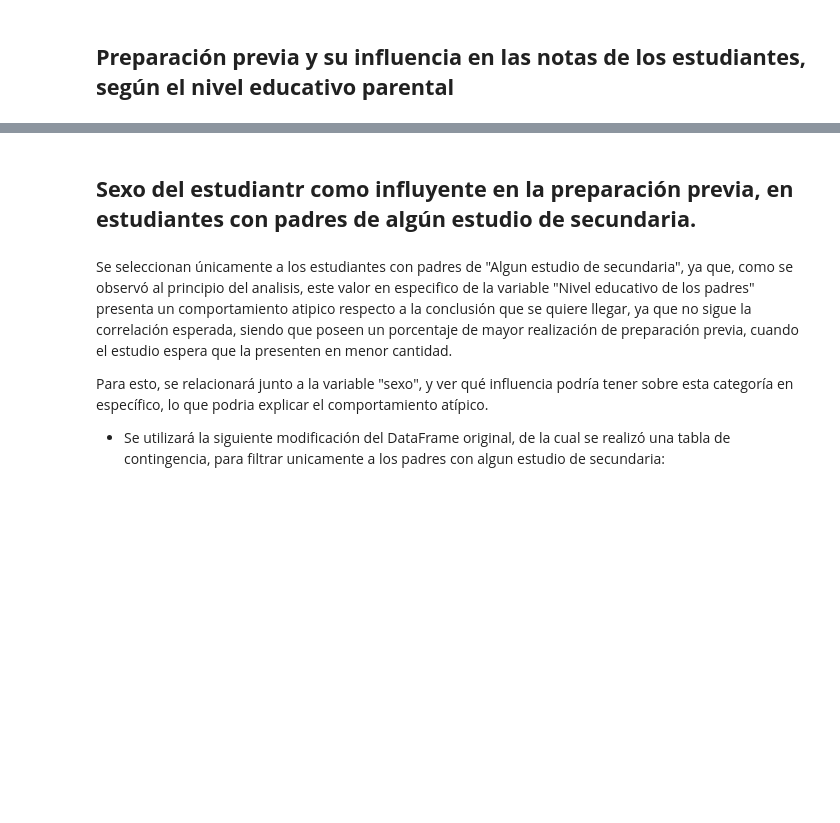
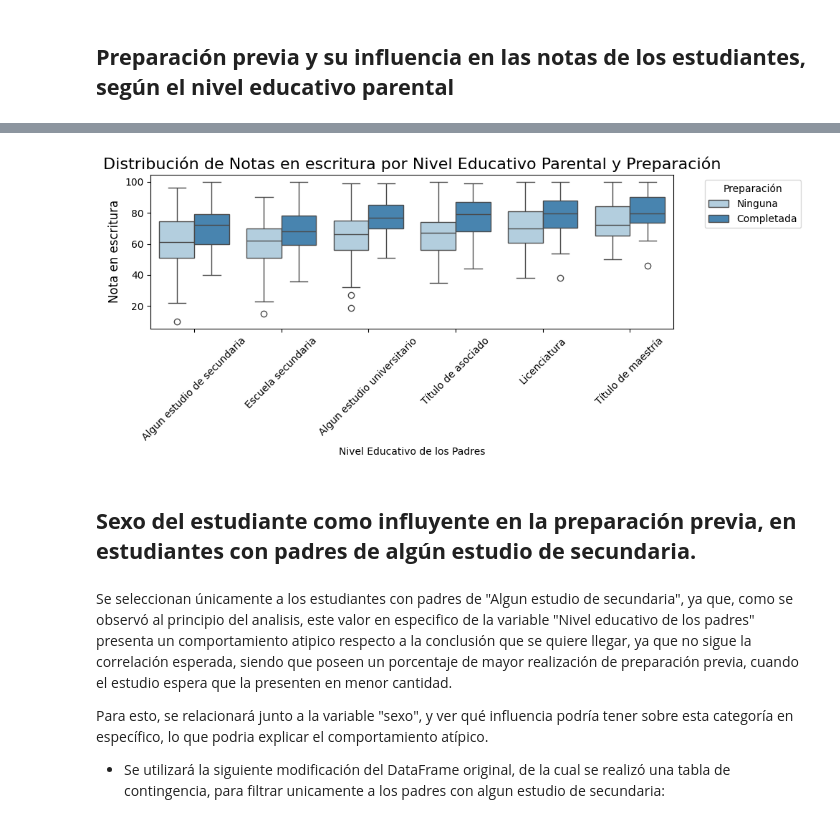
Before and after one commit to Zadquiel-niev/StudentsPerformance-G5-G6-Grupo-5, a Jupyter notebook: jupyter.ipynb, the cells around one changed output, grey strips where cells are left out. Cells and saved outputs as stored; diff of their text form; code cells hidden in the pictures; blank space fills up the shorter version.

```diff
--- a/jupyter.ipynb
+++ b/jupyter.ipynb
@@ -256,5 +284,30 @@ plt.tight_layout()
+# %%
+# Creando el grafico
+plt.figure(figsize=(10, 4.5))
+sns.boxplot(
+    x='Nivel educativo de los padres',
+    y='Nota en escritura',
+    hue='Preparación',
+    data=df,
+    order=orden_jerarquico,
+    palette='Blues'
+)
+
+# Añadir etiquetas y título
+plt.title('Distribución de Notas en escritura por Nivel Educativo Parental y Preparación', fontsize=16)
+plt.xlabel('Nivel Educativo de los Padres', fontsize=10)
+plt.ylabel('Nota en escritura', fontsize=12)
+plt.xticks(rotation=45)
+
+# Mostrar la leyenda
+plt.legend(title='Preparación', bbox_to_anchor=(1.05, 1), loc='upper left')
+
+# Ajustar el layout
+plt.tight_layout()
+# %% [output]
+[figure, added]
 # %% [markdown]
-## **Sexo del estudiantr como influyente en la preparación previa, en estudiantes con padres de algún estudio de secundaria.**
+## **Sexo del estudiante como influyente en la preparación previa, en estudiantes con padres de algún estudio de secundaria.**
 # %% [markdown]
 Se seleccionan únicamente a los estudiantes con padres de "Algun estudio de secundaria", ya que, como se observó al principio del analisis, este valor en especifico de la variable "Nivel educativo de los padres" presenta un comportamiento atipico respecto a la conclusión que se quiere llegar, ya que no sigue la correlación esperada, siendo que poseen un porcentaje de mayor realización de preparación previa, cuando el estudio espera que la presenten en menor cantidad.
 
```
Also changed, not shown: parts of 4 cells of this notebook, 1 other file.
